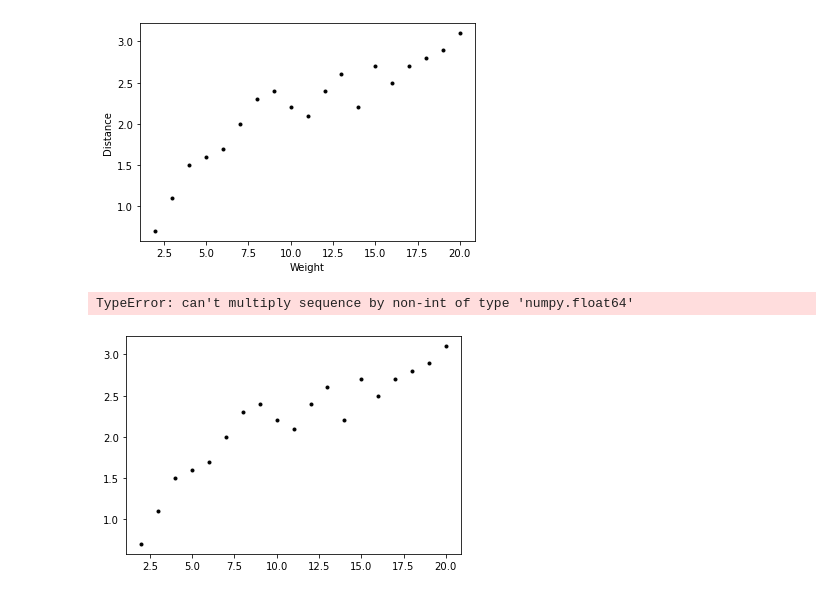
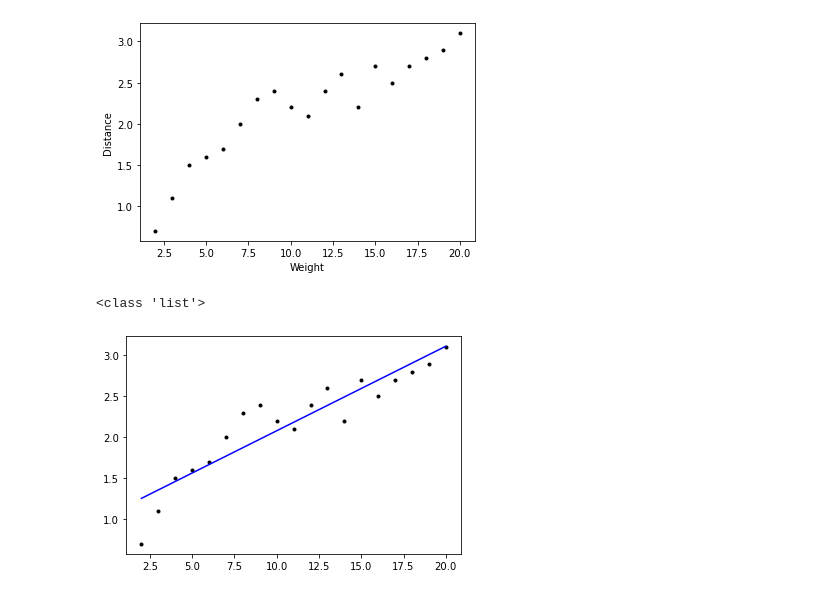
Before and after one commit to Willie2511/Machine-Learning-and-Statistics, a Jupyter notebook: exercises/02. Models - Exercises.ipynb, the cells around one changed output. Saved outputs shown, nothing was run; the diff lists cells and outputs as text; code cells hidden in the pictures.

```diff
--- a/exercises/02. Models - Exercises.ipynb
+++ b/exercises/02. Models - Exercises.ipynb
@@ -43,15 +43,18 @@ y_zero = y - y_avg
 # %%
 m = np.sum(x_zero * y_zero) / np.sum(x_zero * x_zero)
 c = y_avg - m * x_avg
+# %%
+print(type(x))
+# %% [output]
+<class 'list'>
 # %%
 plt.plot(x, y, 'k.', label='Original data')
-plt.plot(x, m * x + c, 'b-', label='Best fit line')
+plt.plot(x, np.multiply(m, x) + c, 'b-', label='Best fit line')
 
 
 plt.show()
 # %% [output]
-TypeError: can't multiply sequence by non-int of type 'numpy.float64'
-[figure, old version]
+[figure, new version]
 # %%
 def cost(MC):
     # Unpack the values m and c.
```
Also changed, not shown: parts of 3 cells of this notebook, 4 other files.
